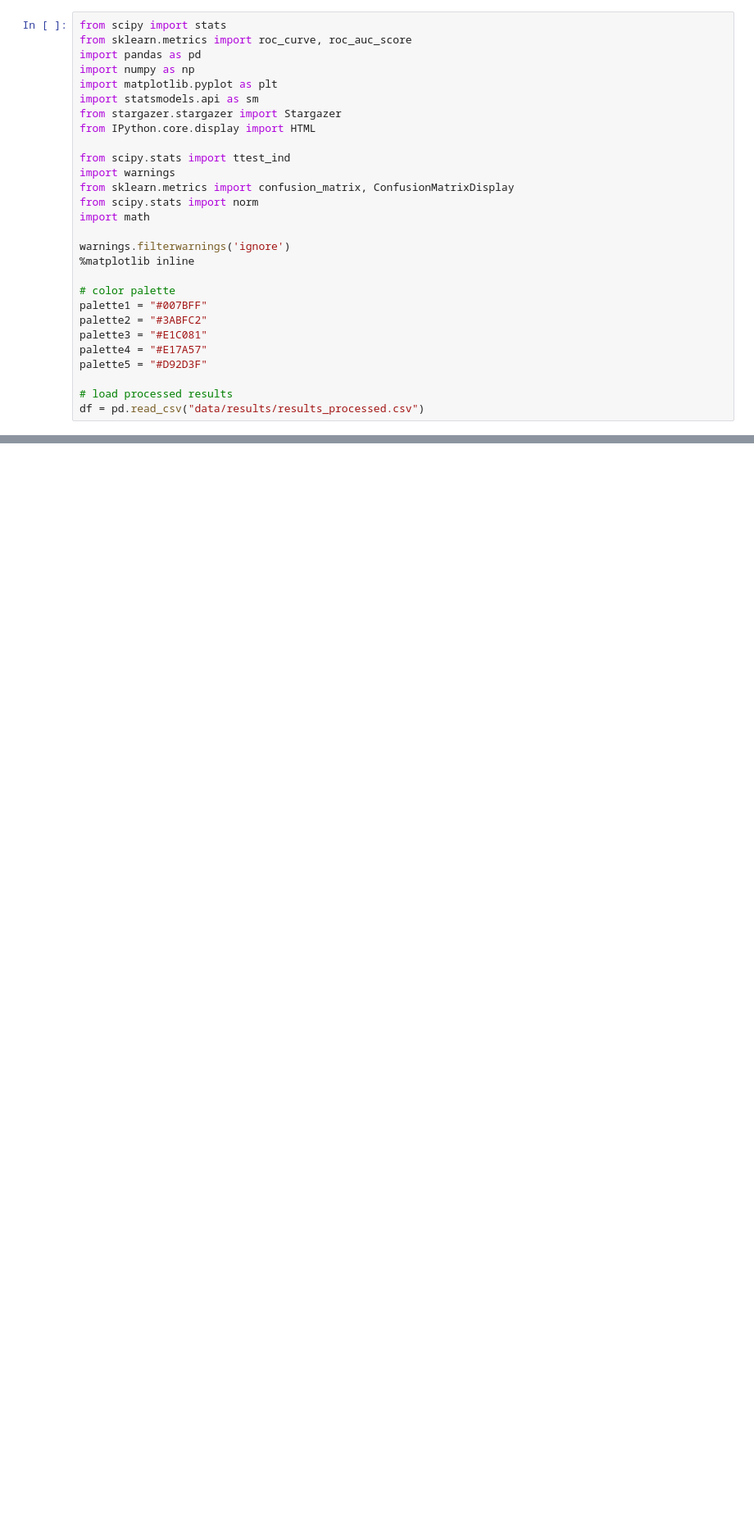
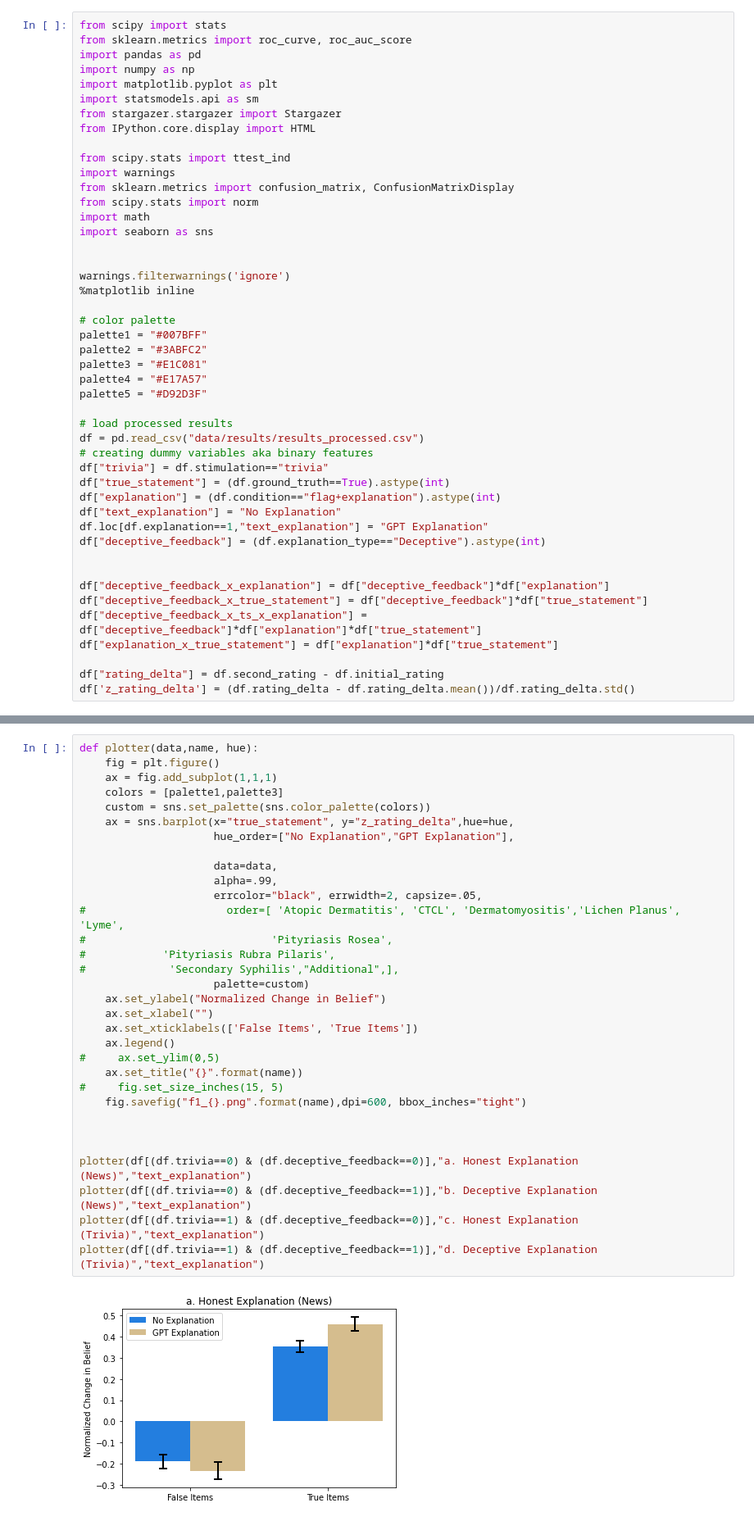
Before and after one commit to valleballe/deceptive-ai, a Jupyter notebook: analysis_1_14_mg.ipynb, the cells around one changed output, grey strips where cells are left out. Shown at 82% size. Drawn from its saved outputs; the diff is of its cells as text; blank space fills up the shorter version.

```diff
--- a/analysis_1_14_mg.ipynb
+++ b/analysis_1_14_mg.ipynb
@@ -13,6 +13,8 @@ import warnings
 from sklearn.metrics import confusion_matrix, ConfusionMatrixDisplay
 from scipy.stats import norm
 import math
+import seaborn as sns
+
 
 warnings.filterwarnings('ignore')
 %matplotlib inline
@@ -26,6 +28,22 @@ palette5 = "#D92D3F"
 
 # load processed results
 df = pd.read_csv("data/results/results_processed.csv")
+# creating dummy variables aka binary features
+df["trivia"] = df.stimulation=="trivia"
+df["true_statement"] = (df.ground_truth==True).astype(int)
+df["explanation"] = (df.condition=="flag+explanation").astype(int)
+df["text_explanation"] = "No Explanation"
+df.loc[df.explanation==1,"text_explanation"] = "GPT Explanation"
+df["deceptive_feedback"] = (df.explanation_type=="Deceptive").astype(int)
+
+
+df["deceptive_feedback_x_explanation"] = df["deceptive_feedback"]*df["explanation"]
+df["deceptive_feedback_x_true_statement"] = df["deceptive_feedback"]*df["true_statement"]
+df["deceptive_feedback_x_ts_x_explanation"] = df["deceptive_feedback"]*df["explanation"]*df["true_statement"]
+df["explanation_x_true_statement"] = df["explanation"]*df["true_statement"]
+
+df["rating_delta"] = df.second_rating - df.initial_rating
+df['z_rating_delta'] = (df.rating_delta - df.rating_delta.mean())/df.rating_delta.std()
 # %%
 df.head()
 # %% [output]
@@ -128,3 +134,37 @@ HTML(stargazer.render_html())
 | F Statistic | 2.02 | 8.92** | 8.74** | 15.80*** | 0.16 | 0.02 | 1.92 | 6.90** | ... |
 |  |  |  |  |  |  |  |  |  | ... |
 | Note: | *p<0.05; **p<0.01; ***p<0.001 |  |  |  |  |  |  |  | ... |
+# %%
+def plotter(data,name, hue):
+    fig = plt.figure()
+    ax = fig.add_subplot(1,1,1)
+    colors = [palette1,palette3]
+    custom = sns.set_palette(sns.color_palette(colors))
+    ax = sns.barplot(x="true_statement", y="z_rating_delta",hue=hue,
+                     hue_order=["No Explanation","GPT Explanation"],
+
+                     data=data,
+                     alpha=.99,
+                     errcolor="black", errwidth=2, capsize=.05,
+#                      order=[ 'Atopic Dermatitis', 'CTCL', 'Dermatomyositis','Lichen Planus', 'Lyme',
+#                             'Pityriasis Rosea',
+#            'Pityriasis Rubra Pilaris',
+#             'Secondary Syphilis',"Additional",],
+                     palette=custom)
+    ax.set_ylabel("Normalized Change in Belief")
+    ax.set_xlabel("")
+    ax.set_xticklabels(['False Items', 'True Items'])
+    ax.legend()
+#     ax.set_ylim(0,5)
+    ax.set_title("{}".format(name))
+#     fig.set_size_inches(15, 5)
+    fig.savefig("f1_{}.png".format(name),dpi=600, bbox_inches="tight")
+
+
+
+plotter(df[(df.trivia==0) & (df.deceptive_feedback==0)],"a. Honest Explanation (News)","text_explanation")
+plotter(df[(df.trivia==0) & (df.deceptive_feedback==1)],"b. Deceptive Explanation (News)","text_explanation")
+plotter(df[(df.trivia==1) & (df.deceptive_feedback==0)],"c. Honest Explanation (Trivia)","text_explanation")
+plotter(df[(df.trivia==1) & (df.deceptive_feedback==1)],"d. Deceptive Explanation (Trivia)","text_explanation")
+# %% [output]
+[figure, added]
```
Also changed, not shown: parts of 11 cells of this notebook.
